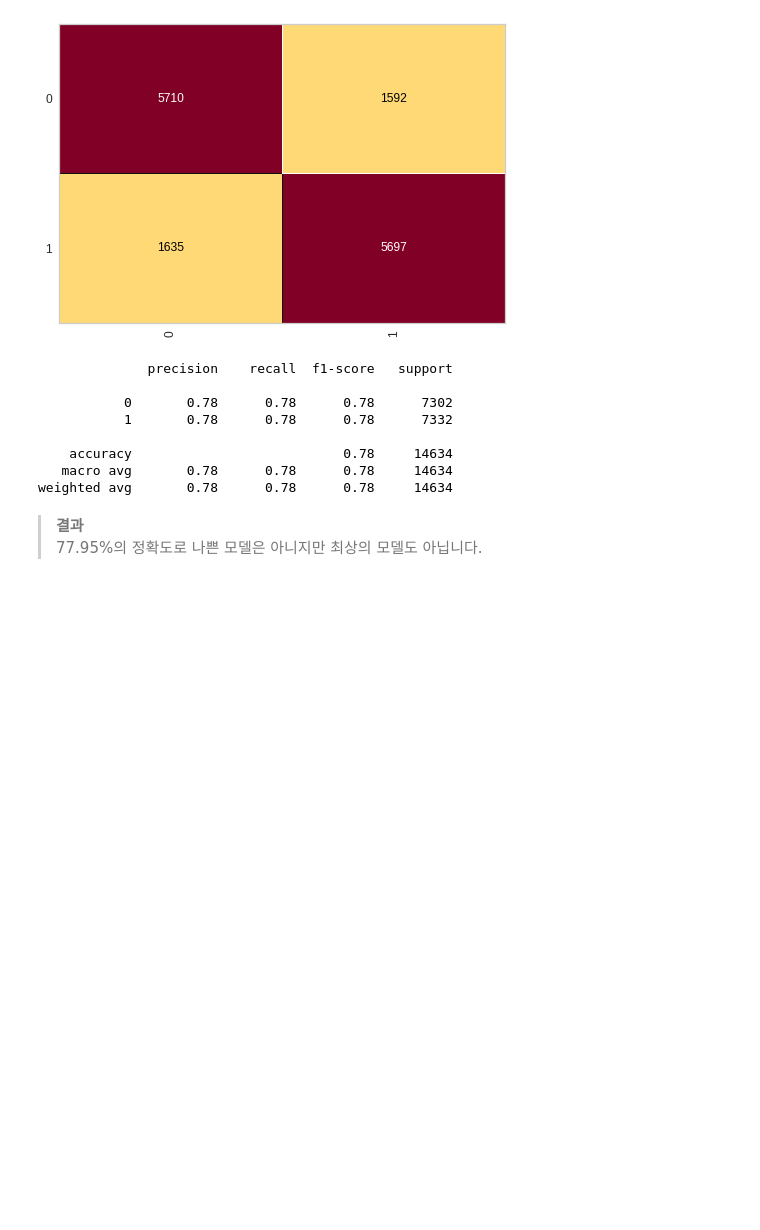
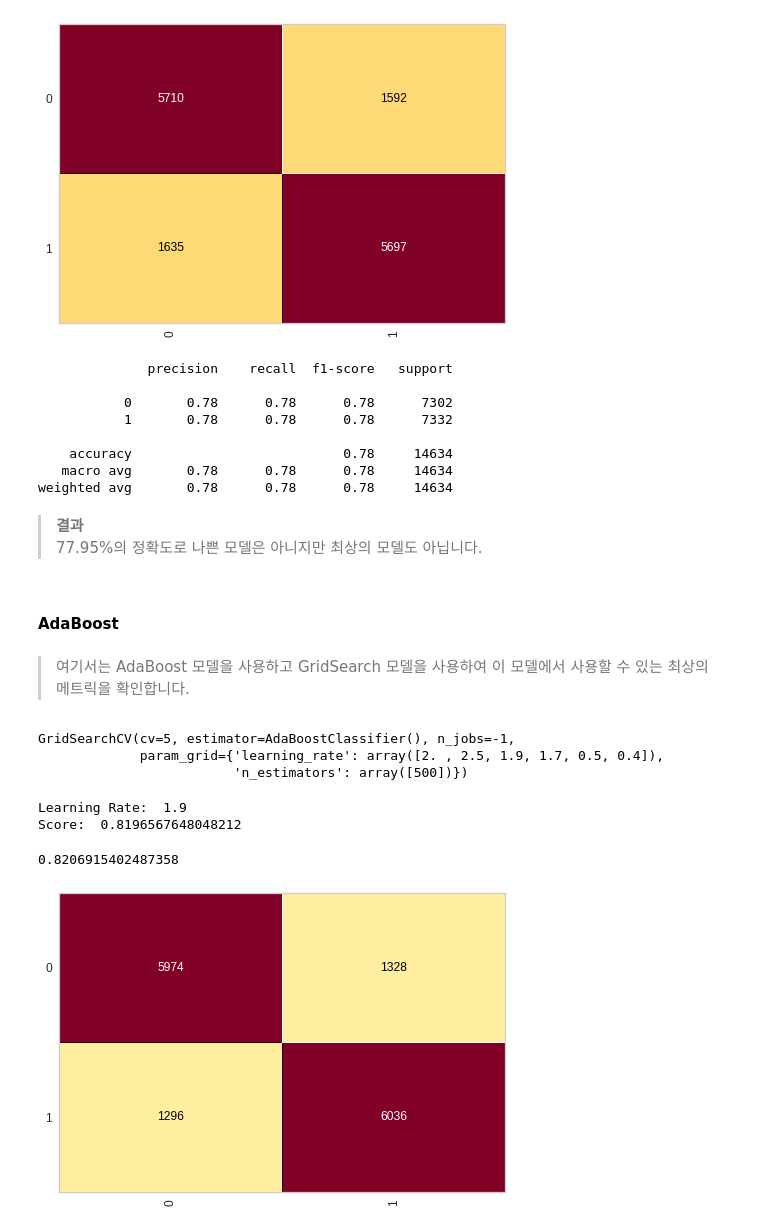
Before and after one commit to god05212/-, a Jupyter notebook: 고객이_호텔예약을_취소할지_예측하기.ipynb, the cells around one changed output. Drawn from its saved outputs; the diff is of its cells as text; code cells hidden in the pictures; blank space fills up the shorter version.

```diff
--- a/고객이_호텔예약을_취소할지_예측하기.ipynb
+++ b/고객이_호텔예약을_취소할지_예측하기.ipynb
@@ -823,3 +823,38 @@ logistic_normal = 0.7794861281946153
 # %% [markdown]
 > **결과**
 77.95%의 정확도로 나쁜 모델은 아니지만 최상의 모델도 아닙니다.
+# %% [markdown]
+#### AdaBoost
+# %% [markdown]
+> 여기서는 AdaBoost 모델을 사용하고 GridSearch 모델을 사용하여 이 모델에서 사용할 수 있는 최상의 메트릭을 확인합니다.
+# %%
+from sklearn.ensemble import AdaBoostClassifier
+
+n_estimators = np.array([500])
+learning_rate = np.array([2.0, 2.5, 1.9, 1.7, 0.5, 0.4])
+values_grid = {'n_estimators': n_estimators, 'learning_rate': learning_rate}
+
+model = AdaBoostClassifier()
+gridAdaBoost = GridSearchCV(estimator = model, param_grid = values_grid, cv = 5, n_jobs = -1)
+gridAdaBoost.fit(X_train, y_train)
+# %% [output]
+GridSearchCV(cv=5, estimator=AdaBoostClassifier(), n_jobs=-1,
+             param_grid={'learning_rate': array([2. , 2.5, 1.9, 1.7, 0.5, 0.4]),
+                         'n_estimators': array([500])})
+# %%
+print('Learning Rate: ', gridAdaBoost.best_estimator_.learning_rate)
+print('Score: ', gridAdaBoost.best_score_)
+# %% [output]
+Learning Rate:  1.9
+Score:  0.8196567648048212
+# %%
+ada_boost = AdaBoostClassifier(n_estimators = 500, learning_rate = 1.9, random_state = 0)
+ada_boost.fit(X_train, y_train)
+previsoes = ada_boost.predict(X_test)
+# %%
+cm = ConfusionMatrix(ada_boost)
+cm.fit(X_train, y_train)
+cm.score(X_test, y_test)
+# %% [output]
+0.8206915402487358
+[figure, added]
```
Also changed, not shown: parts of 34 cells of this notebook.
